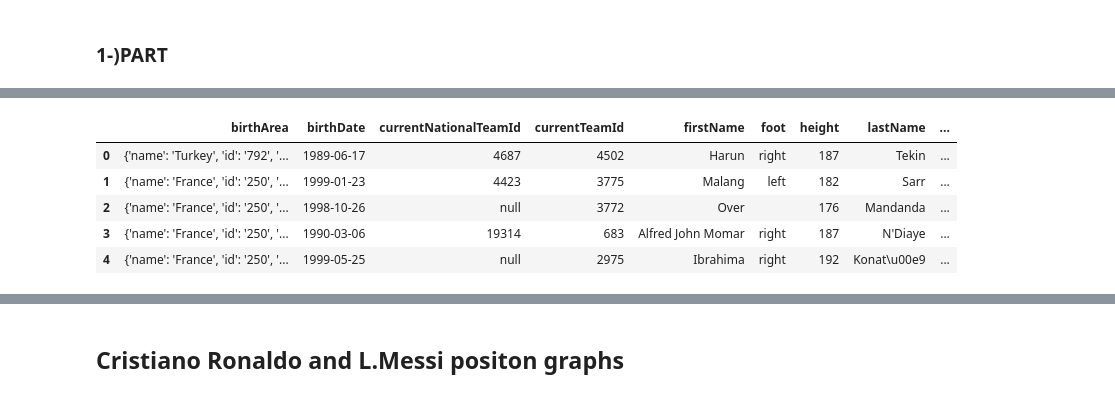
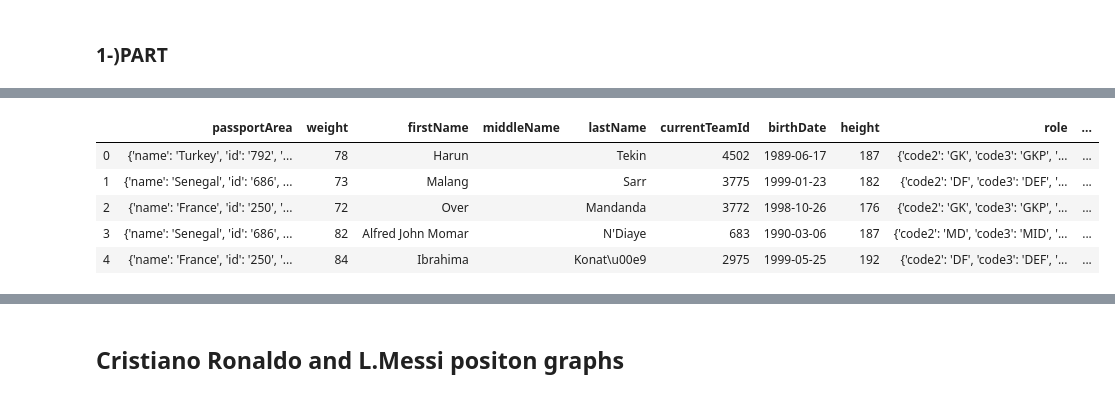
Before and after one commit to vedatk67/ADM-HW2, a Jupyter notebook: main.ipynb, the cells around one changed output, grey strips where cells are left out. Saved outputs shown, nothing was run; the diff lists cells and outputs as text; code cells hidden in the pictures.

```diff
--- a/main.ipynb
+++ b/main.ipynb
@@ -1163,13 +1316,13 @@ matchbetween.head()
 # %%
-player_data=players
+player_data=pd.read_json("../HW2/players.json")
 player_data.head()
 # %% [output]
-|  | birthArea | birthDate | currentNationalTeamId | currentTeamId | firstName | foot | height | lastName | ... |
-| 0 | {'name': 'Turkey', 'id': '792', '... | 1989-06-17 | 4687 | 4502 | Harun | right | 187 | Tekin | ... |
-| 1 | {'name': 'France', 'id': '250', '... | 1999-01-23 | 4423 | 3775 | Malang | left | 182 | Sarr | ... |
-| 2 | {'name': 'France', 'id': '250', '... | 1998-10-26 | null | 3772 | Over |  | 176 | Mandanda | ... |
-| 3 | {'name': 'France', 'id': '250', '... | 1990-03-06 | 19314 | 683 | Alfred John Momar | right | 187 | N'Diaye | ... |
-| 4 | {'name': 'France', 'id': '250', '... | 1999-05-25 | null | 2975 | Ibrahima | right | 192 | Konat\u00e9 | ... |
+|  | passportArea | weight | firstName | middleName | lastName | currentTeamId | birthDate | height | role | ... |
+| 0 | {'name': 'Turkey', 'id': '792', '... | 78 | Harun |  | Tekin | 4502 | 1989-06-17 | 187 | {'code2': 'GK', 'code3': 'GKP', '... | ... |
+| 1 | {'name': 'Senegal', 'id': '686', ... | 73 | Malang |  | Sarr | 3775 | 1999-01-23 | 182 | {'code2': 'DF', 'code3': 'DEF', '... | ... |
+| 2 | {'name': 'France', 'id': '250', '... | 72 | Over |  | Mandanda | 3772 | 1998-10-26 | 176 | {'code2': 'GK', 'code3': 'GKP', '... | ... |
+| 3 | {'name': 'Senegal', 'id': '686', ... | 82 | Alfred John Momar |  | N'Diaye | 683 | 1990-03-06 | 187 | {'code2': 'MD', 'code3': 'MID', '... | ... |
+| 4 | {'name': 'France', 'id': '250', '... | 84 | Ibrahima |  | Konat\u00e9 | 2975 | 1999-05-25 | 192 | {'code2': 'DF', 'code3': 'DEF', '... | ... |
 # %%
 ronaldowyid=player_data[player_data["firstName"]=="Cristiano Ronaldo"]["wyId"].values
 interestofdata=matchbetween[matchbetween["playerId"]==ronaldowyid[0]]
```
Also changed, not shown: parts of 29 cells of this notebook.
